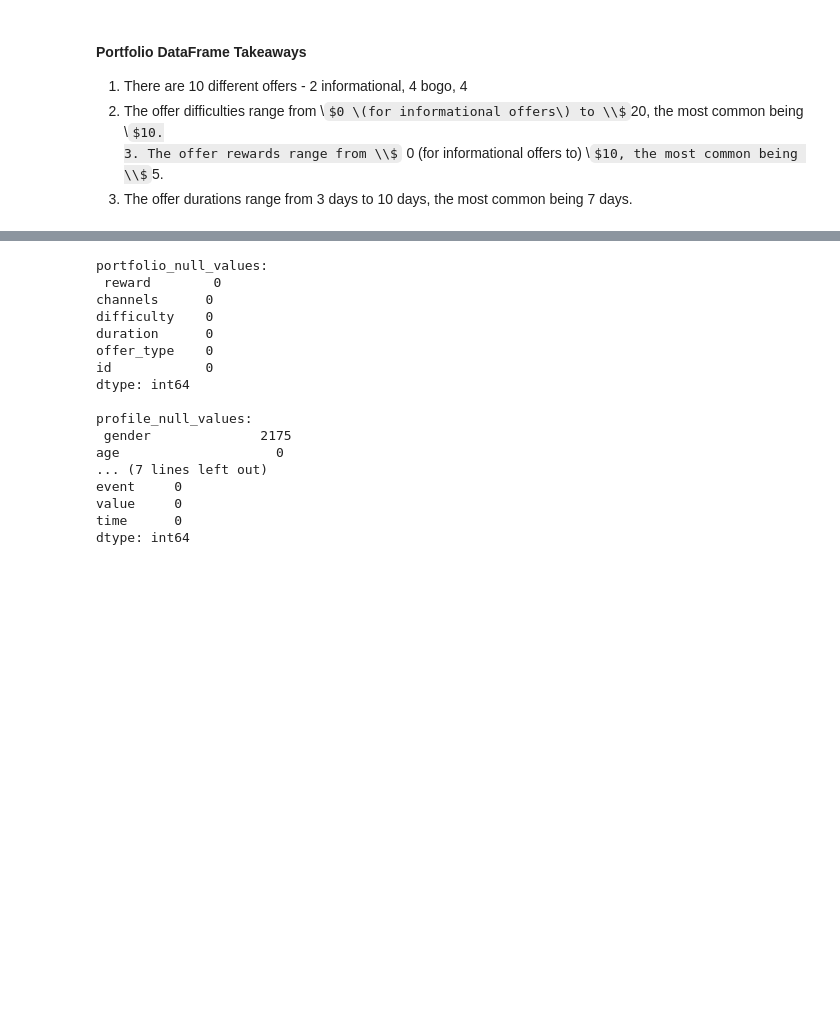
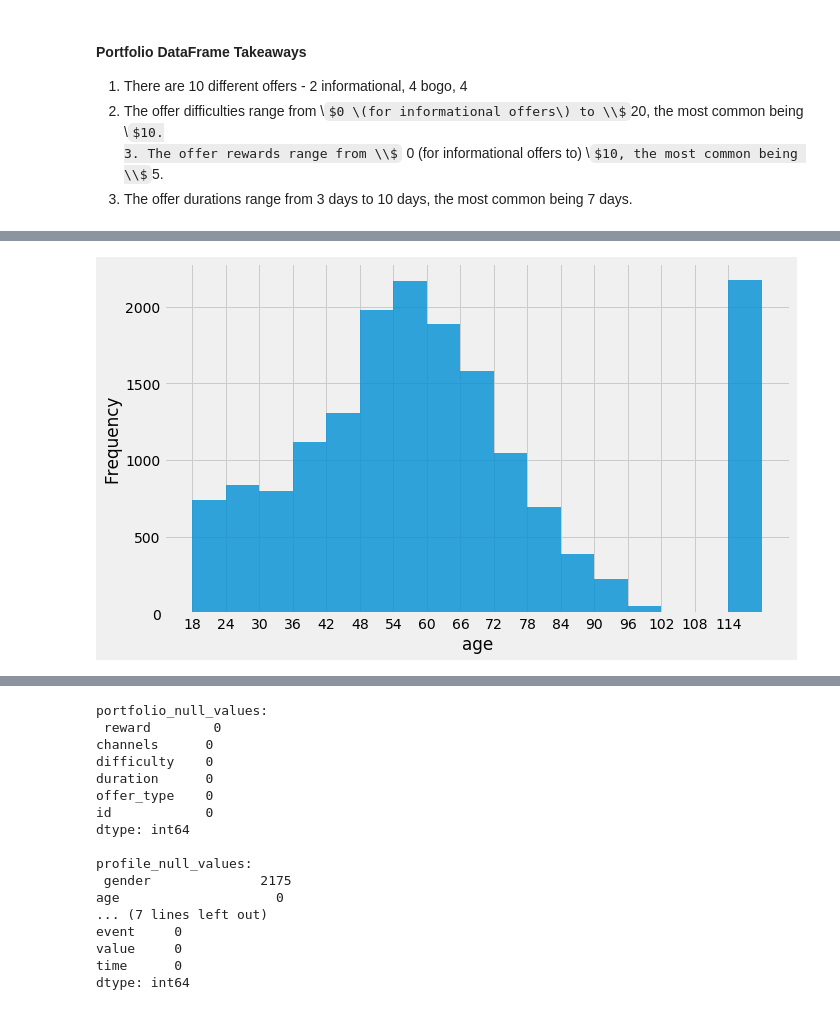
Before and after one commit to jnish23/Starbucks-Capstone, a Jupyter notebook: Starbucks_Capstone_notebook.ipynb, the cells around one changed output, grey strips where cells are left out. Drawn from its saved outputs; the diff is of its cells as text; code cells hidden in the pictures; some formulas as TeX source; blank space fills up the shorter version.

```diff
--- a/Starbucks_Capstone_notebook.ipynb
+++ b/Starbucks_Capstone_notebook.ipynb
@@ -186,0 +189,19 @@ Name: duration, dtype: int64
+# %%
+def plot_hist(df, col, bins, bin_size, x_range):
+    """plots a histogram for a given column
+    INPUTS
+    df: df
+    col (str): column in df
+    bins (int): number of bins
+    x_range (tup): range of x_values
+    OUTPUTS
+    histogram
+    """
+    profile[col].plot.hist(figsize=(10,6), bins=bins, range=x_range, alpha=0.8)
+    plt.xticks(ticks=np.arange(x_range[0], x_range[1], bin_size))
+    plt.xlabel(col)
+    plt.show()
+# %%
+plot_hist(df=profile, col='age', bins=17, bin_size=6, x_range=(18,120))
+# %% [output]
+[figure, added]
```
Also changed, not shown: parts of 10 cells of this notebook.
